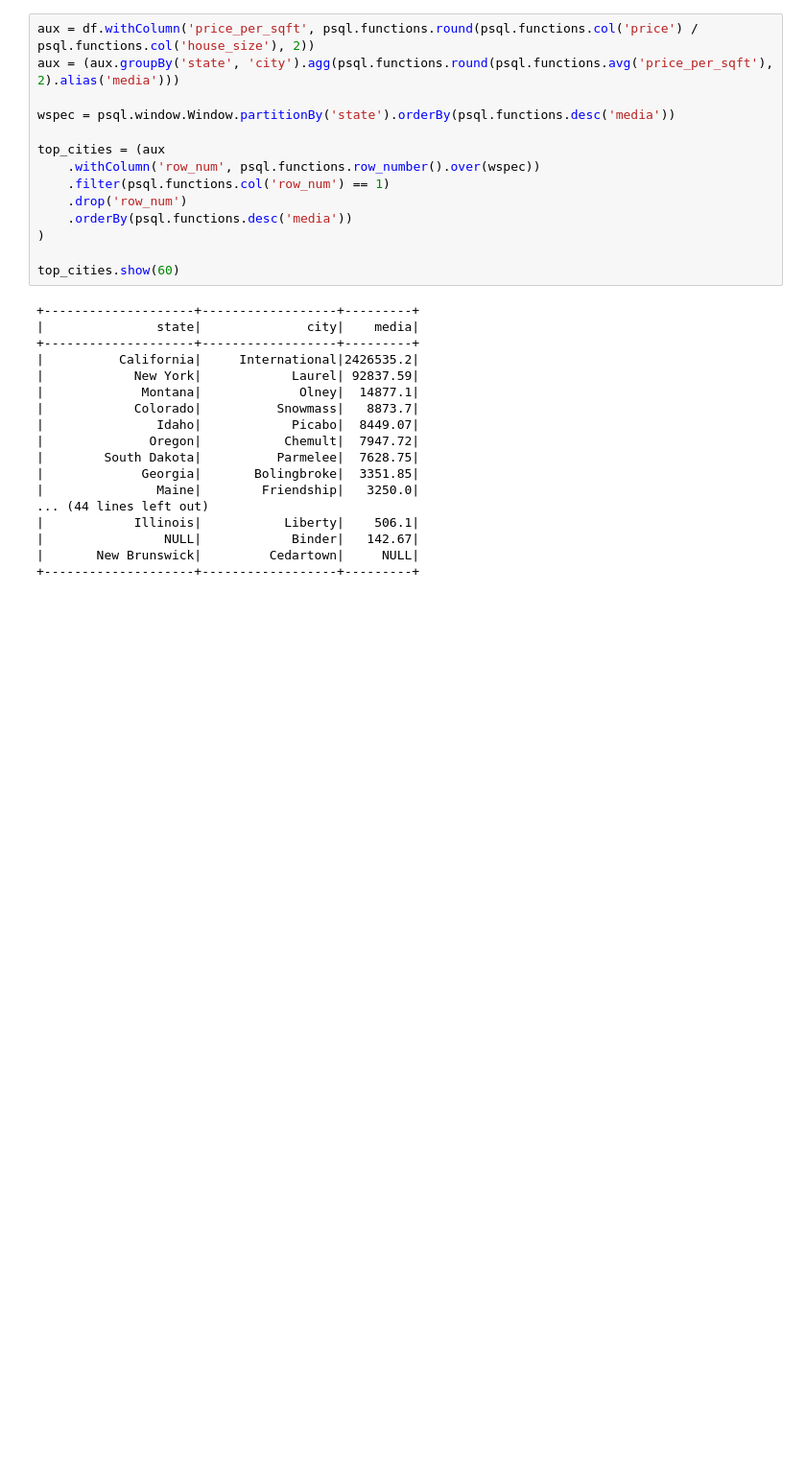
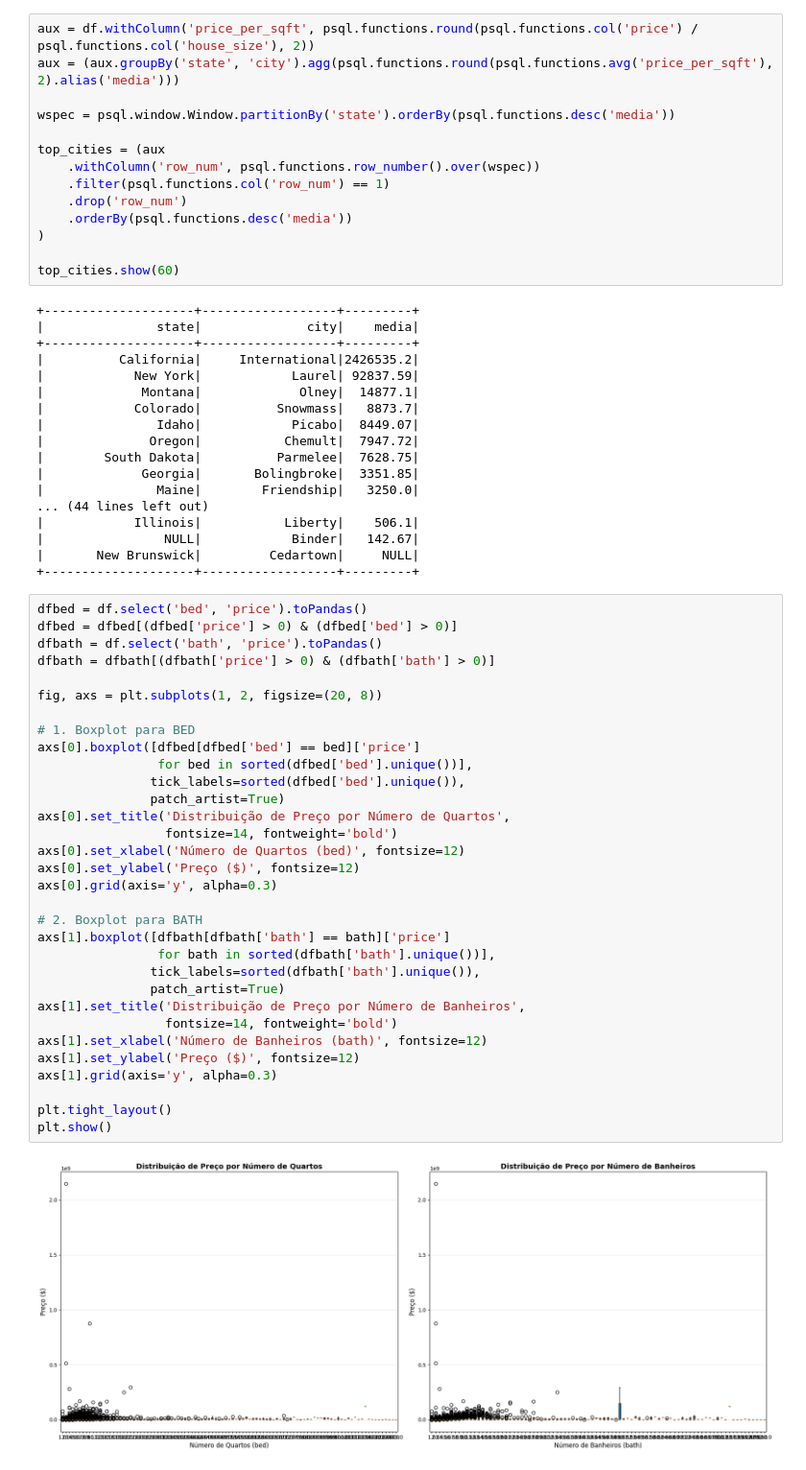
Before and after one commit to leopadre/real-estate-etl-vizualization, a Jupyter notebook: Data Layer/raw/analytcs.ipynb, the cells around one changed output. Shown at 96% size. Drawn from its saved outputs; the diff is of its cells as text; blank space fills up the shorter version.

Commit message:
feat: boxplot bed/bath

```diff
--- a/Data Layer/raw/analytcs.ipynb
+++ b/Data Layer/raw/analytcs.ipynb
@@ -423,3 +423,37 @@ top_cities.show(60)
 |                NULL|            Binder|   142.67|
 |       New Brunswick|         Cedartown|     NULL|
 +--------------------+------------------+---------+
+# %%
+dfbed = df.select('bed', 'price').toPandas()
+dfbed = dfbed[(dfbed['price'] > 0) & (dfbed['bed'] > 0)]
+dfbath = df.select('bath', 'price').toPandas()
+dfbath = dfbath[(dfbath['price'] > 0) & (dfbath['bath'] > 0)]
+
+fig, axs = plt.subplots(1, 2, figsize=(20, 8))
+
+# 1. Boxplot para BED
+axs[0].boxplot([dfbed[dfbed['bed'] == bed]['price']
+                for bed in sorted(dfbed['bed'].unique())],
+               tick_labels=sorted(dfbed['bed'].unique()),
+               patch_artist=True)
+axs[0].set_title('Distribuição de Preço por Número de Quartos',
+                 fontsize=14, fontweight='bold')
+axs[0].set_xlabel('Número de Quartos (bed)', fontsize=12)
+axs[0].set_ylabel('Preço ($)', fontsize=12)
+axs[0].grid(axis='y', alpha=0.3)
+
+# 2. Boxplot para BATH
+axs[1].boxplot([dfbath[dfbath['bath'] == bath]['price']
+                for bath in sorted(dfbath['bath'].unique())],
+               tick_labels=sorted(dfbath['bath'].unique()),
+               patch_artist=True)
+axs[1].set_title('Distribuição de Preço por Número de Banheiros',
+                 fontsize=14, fontweight='bold')
+axs[1].set_xlabel('Número de Banheiros (bath)', fontsize=12)
+axs[1].set_ylabel('Preço ($)', fontsize=12)
+axs[1].grid(axis='y', alpha=0.3)
+
+plt.tight_layout()
+plt.show()
+# %% [output]
+[figure, added]
```
